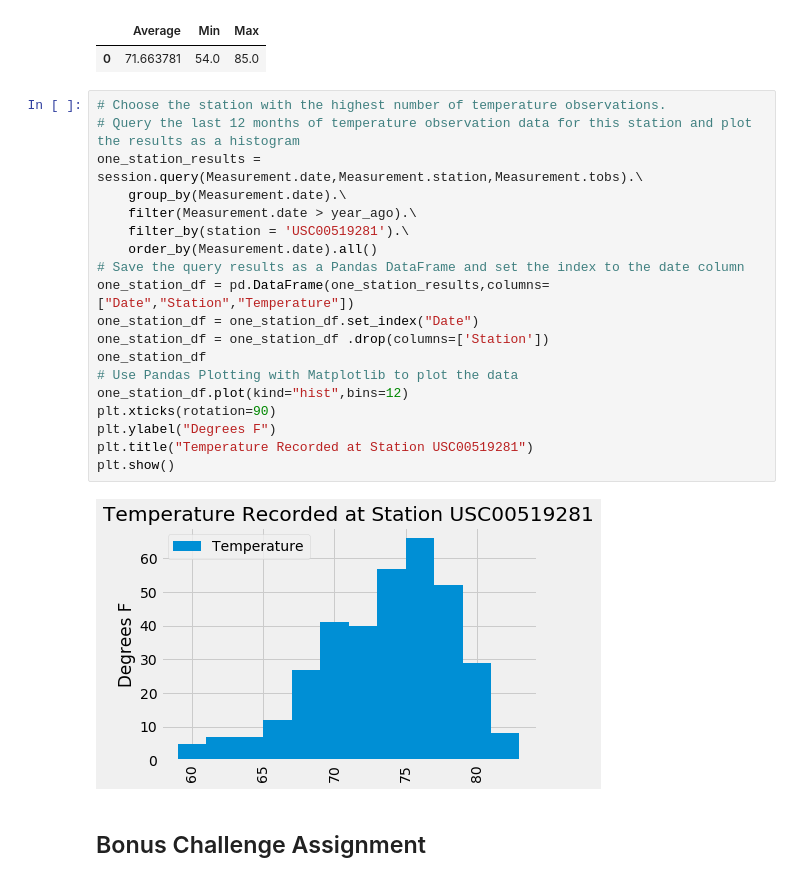
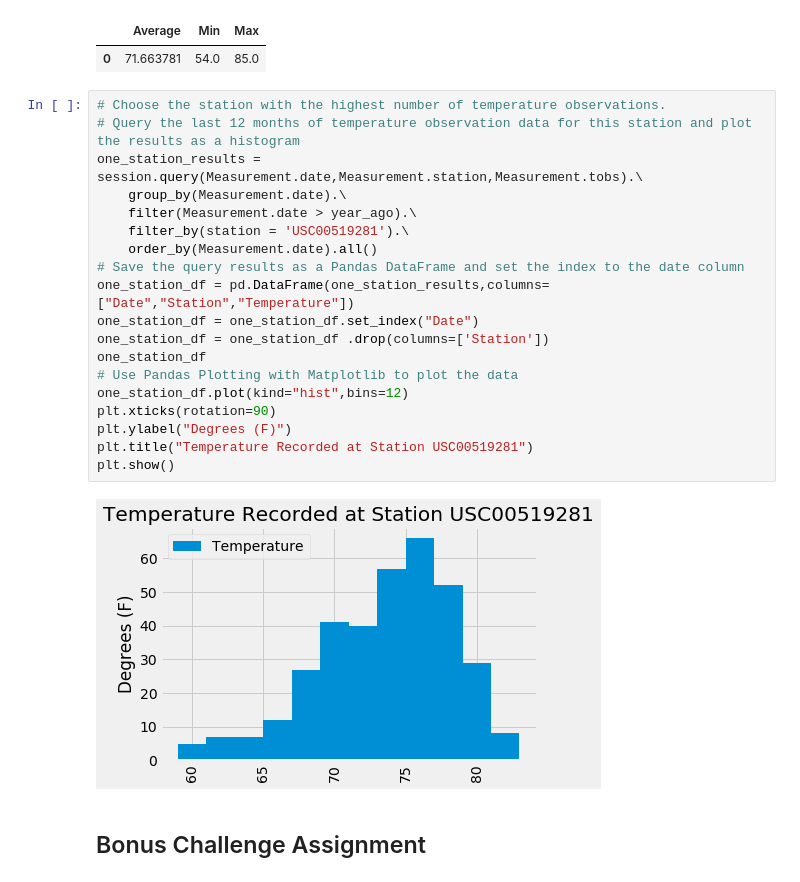
Before and after one commit to adrianavandeguchte/sqlalchemy-challenge, a Jupyter notebook: climate_starter.ipynb, the cells around one changed output. Drawn from its saved outputs; the diff is of its cells as text.

```diff
--- a/climate_starter.ipynb
+++ b/climate_starter.ipynb
@@ -115,24 +115,24 @@ station_recs
 # %%
 # Choose the station with the highest number of temperature observations.
 # Query the last 12 months of temperature observation data for this station and plot the results as a histogram
 one_station_results = session.query(Measurement.date,Measurement.station,Measurement.tobs).\
     group_by(Measurement.date).\
     filter(Measurement.date > year_ago).\
     filter_by(station = 'USC00519281').\
     order_by(Measurement.date).all()
 # Save the query results as a Pandas DataFrame and set the index to the date column
 one_station_df = pd.DataFrame(one_station_results,columns=["Date","Station","Temperature"])
 one_station_df = one_station_df.set_index("Date")
 one_station_df = one_station_df .drop(columns=['Station'])
 one_station_df
 # Use Pandas Plotting with Matplotlib to plot the data
 one_station_df.plot(kind="hist",bins=12)
 plt.xticks(rotation=90)
-plt.ylabel("Degrees F")
+plt.ylabel("Degrees (F)")
 plt.title("Temperature Recorded at Station USC00519281")
 plt.show()
 # %% [output]
-[figure, old version]
+[figure, new version]
 # %% [markdown]
 ## Bonus Challenge Assignment
 # %%
```
Also changed, not shown: parts of 8 cells of this notebook.
